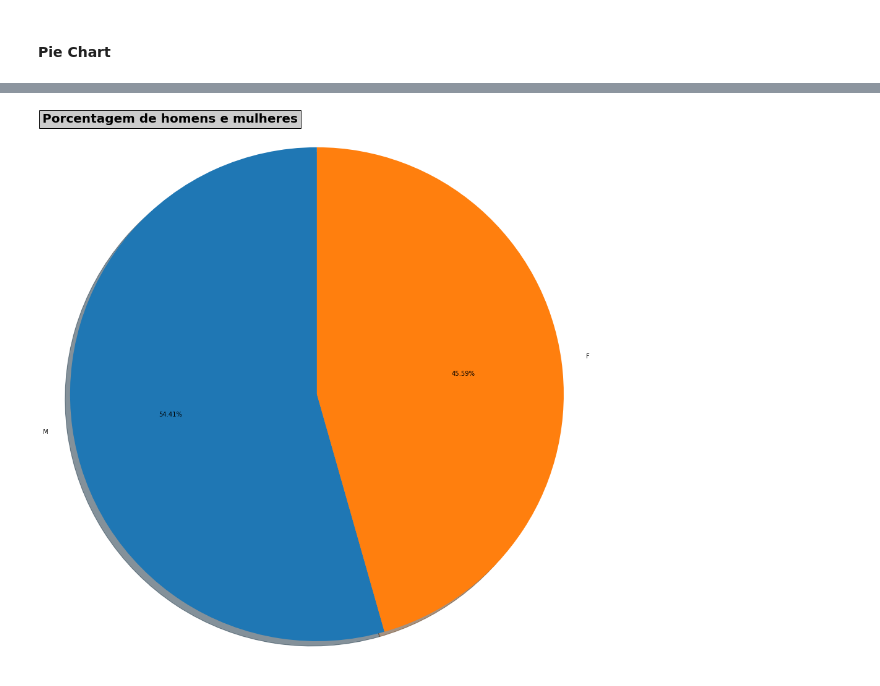
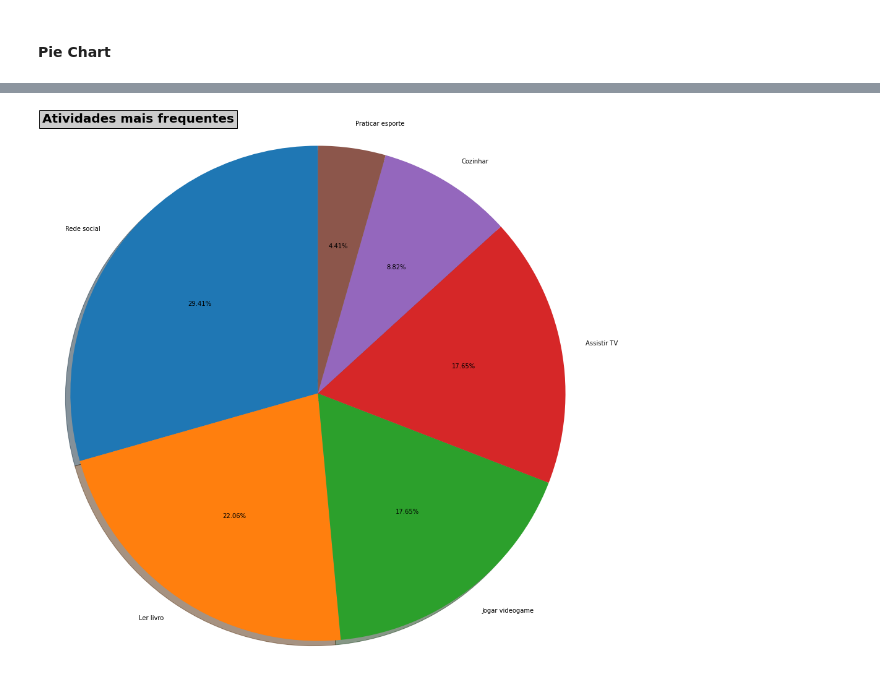
Before and after one commit to brenoslivio/Statistics-Python, a Jupyter notebook: 1-DescriptiveAnalysis/1_DescriptiveAnalysis.ipynb, the cells around one changed output, grey strips where cells are left out. Saved outputs shown, nothing was run; the diff lists cells and outputs as text; code cells hidden in the pictures.

```diff
--- a/1-DescriptiveAnalysis/1_DescriptiveAnalysis.ipynb
+++ b/1-DescriptiveAnalysis/1_DescriptiveAnalysis.ipynb
@@ -167,7 +167,7 @@ dfPoll = pd.read_csv("https://raw.githubusercontent.com/brenoslivio/Statistics-P
     na_values="",
 )
 
-dfPoll.columns =['age', 'height_m', 'weight_kg', 'sex', 'schooling', 'state', 'brothers_you', 'family_members', 'work_study', 'freq_activity']
+dfPoll.columns =['age', 'height_m', 'weight_kg', 'sex', 'schooling', 'state', 'brothersplus_you', 'family_members', 'work_study', 'freq_activity']
 
 dfPoll
 # %% [output]
@@ -342,15 +325,12 @@ plt.show()
 # %%
-import matplotlib.pyplot as plt
-
-sizeSex = dfPoll['sex'].value_counts()
-labelSex = dfPoll['sex'].value_counts().index
+freq = dfPoll['freq_activity'].value_counts()
 
 fig = plt.gcf()
 fig.set_size_inches(16, 16)
-plt.pie(sizeSex, labels = labelSex, autopct = '%1.2f%%', shadow = True, startangle = 90)
-plt.title("Porcentagem de homens e mulheres", fontweight = 'bold', fontsize = '20', loc = 'left', bbox={'facecolor':'0.8', 'pad':5})
+plt.pie(freq, labels = freq.index, autopct = '%1.2f%%', shadow = True, startangle = 90)
+plt.title("Atividades mais frequentes", fontweight = 'bold', fontsize = '20', loc = 'left', bbox={'facecolor':'0.8', 'pad':5})
 plt.axis('equal')
 
 plt.show()
 # %% [output]
-[figure, old version]
+[figure, new version]
```
Also changed, not shown: parts of 16 cells of this notebook.
